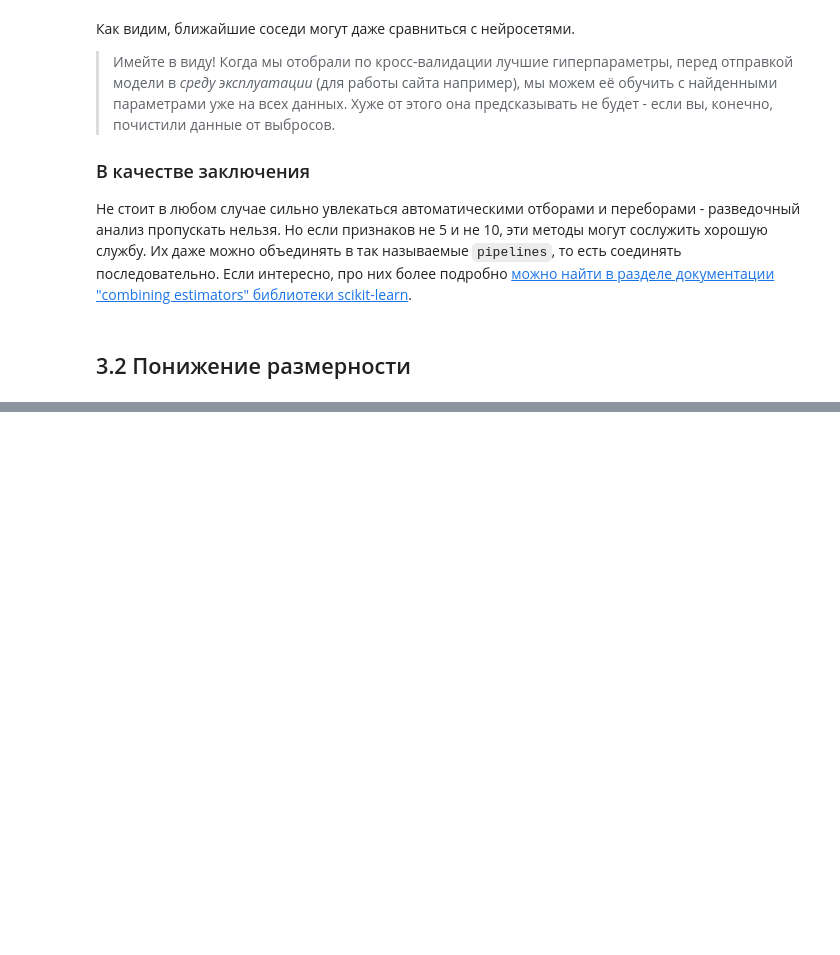
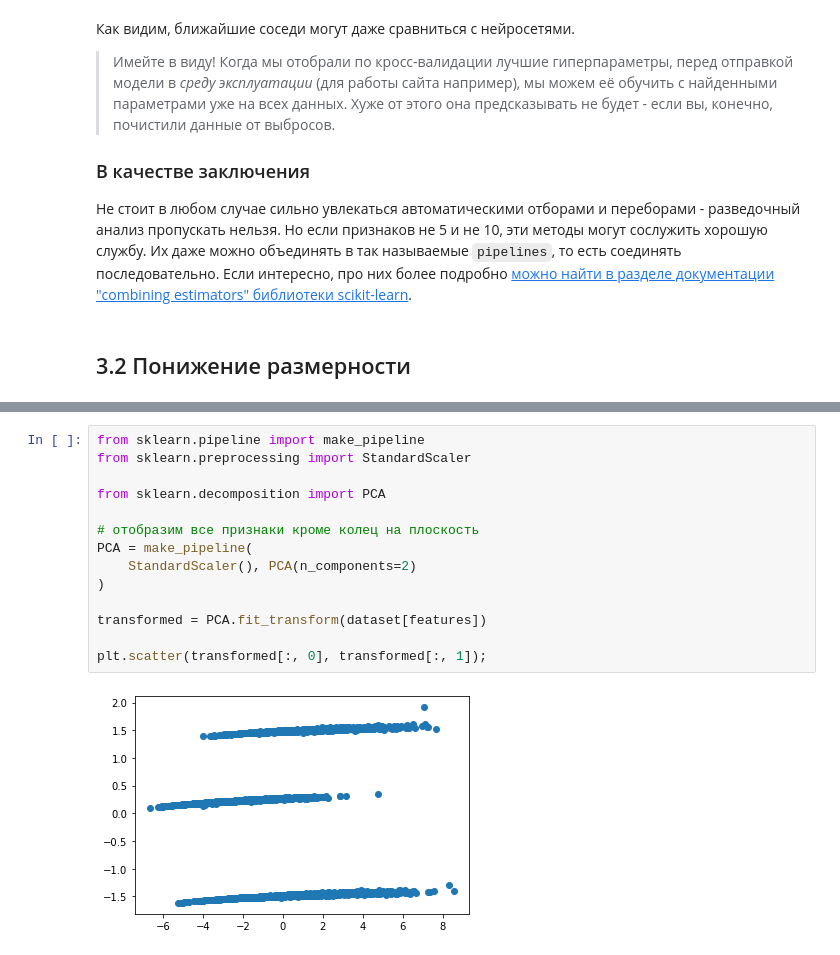
Before and after one commit to timeseries-ru/course, a Jupyter notebook: day_3.ipynb, the cells around one changed output, grey strips where cells are left out. Cells and saved outputs as stored; diff of their text form; blank space fills up the shorter version.

```diff
--- a/day_3.ipynb
+++ b/day_3.ipynb
@@ -201,0 +212,16 @@ search = GridSearchCV(
+# %%
+from sklearn.pipeline import make_pipeline
+from sklearn.preprocessing import StandardScaler
+
+from sklearn.decomposition import PCA
+
+# отобразим все признаки кроме колец на плоскость
+PCA = make_pipeline(
+    StandardScaler(), PCA(n_components=2)
+)
+
+transformed = PCA.fit_transform(dataset[features])
+
+plt.scatter(transformed[:, 0], transformed[:, 1]);
+# %% [output]
+[figure, added]
```
Also changed, not shown: parts of 9 cells of this notebook.
